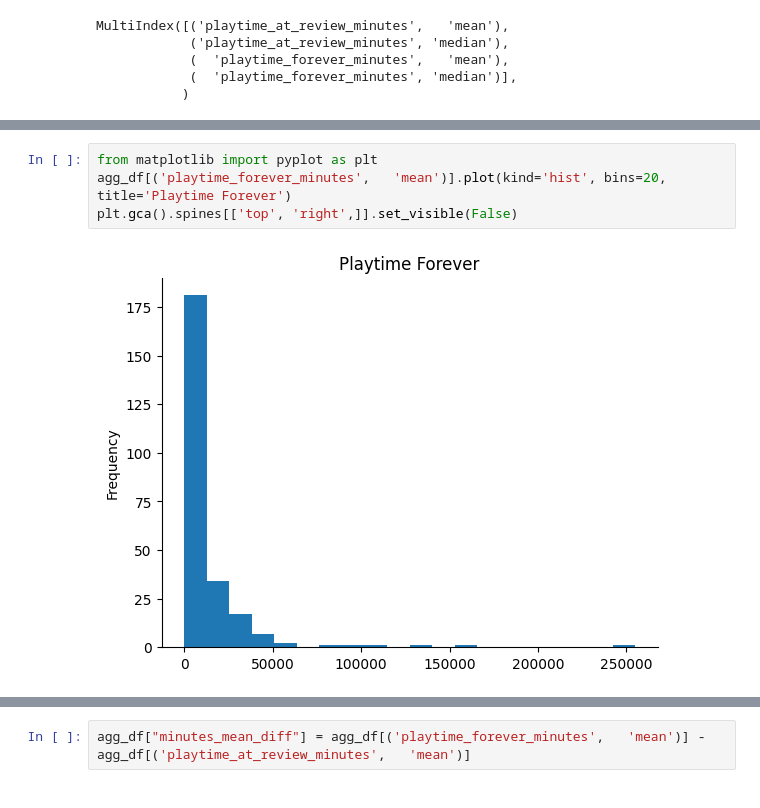
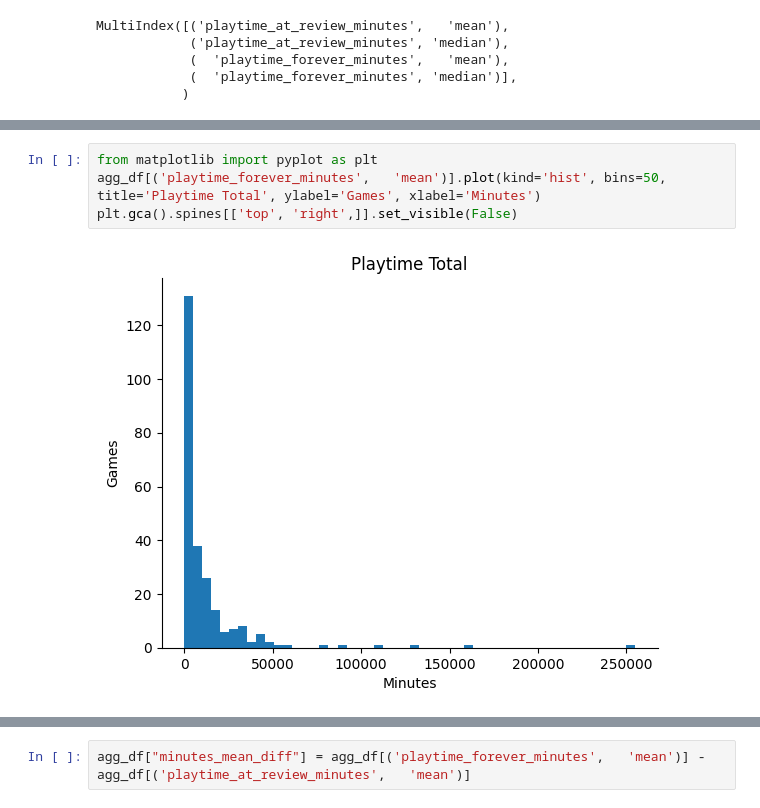
Before and after one commit to CGU-08-IST-332-nlp-steam-name/group-project, a Jupyter notebook: gameMetadata.ipynb, the cells around one changed output, grey strips where cells are left out. Drawn from its saved outputs; the diff is of its cells as text.

```diff
--- a/gameMetadata.ipynb
+++ b/gameMetadata.ipynb
@@ -78,8 +111,8 @@ plt.gca().spines[['top', 'right',]].set_visible(False)
 # %%
 from matplotlib import pyplot as plt
-agg_df[('playtime_forever_minutes',   'mean')].plot(kind='hist', bins=20, title='Playtime Forever')
+agg_df[('playtime_forever_minutes',   'mean')].plot(kind='hist', bins=50, title='Playtime Total', ylabel='Games', xlabel='Minutes')
 plt.gca().spines[['top', 'right',]].set_visible(False)
 # %% [output]
-[figure, old version]
+[figure, new version]
 # %%
 from matplotlib import pyplot as plt
```
Also changed, not shown: parts of 9 cells of this notebook, 4 other files.
